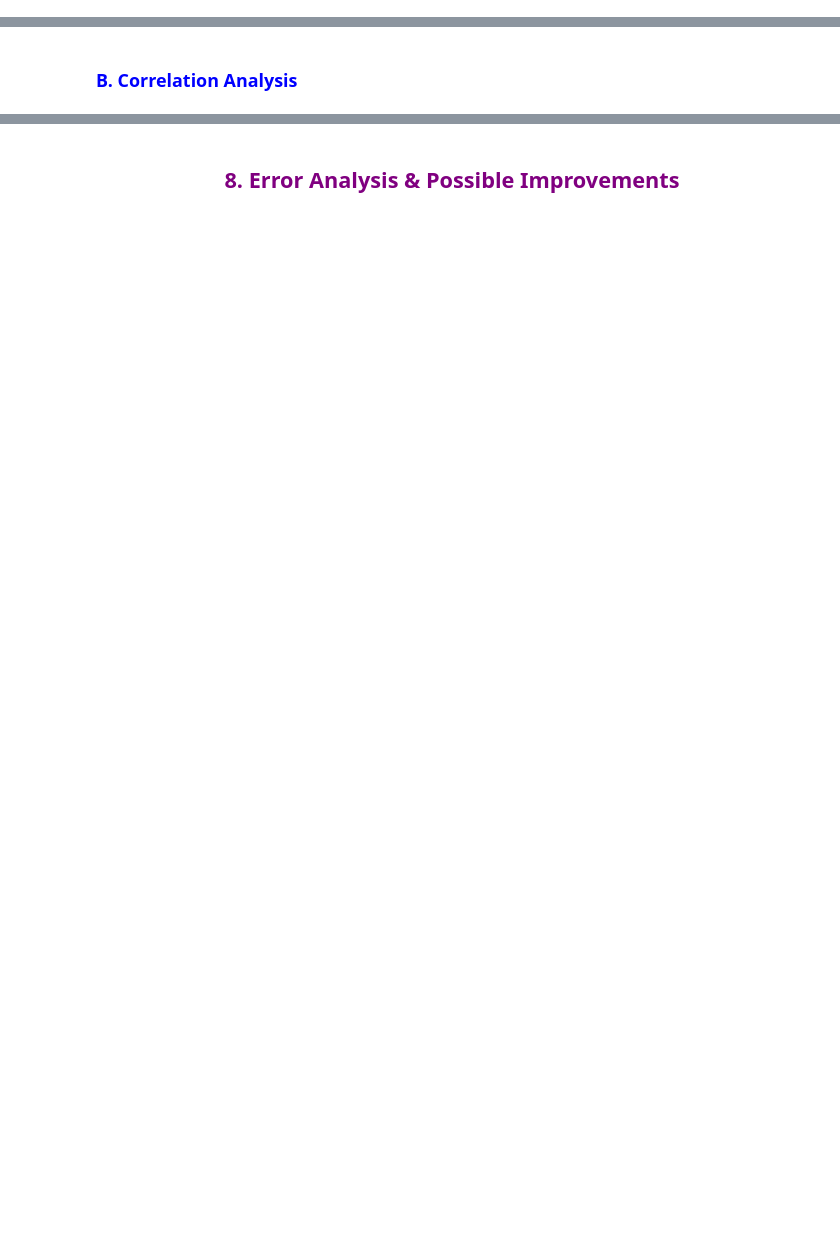
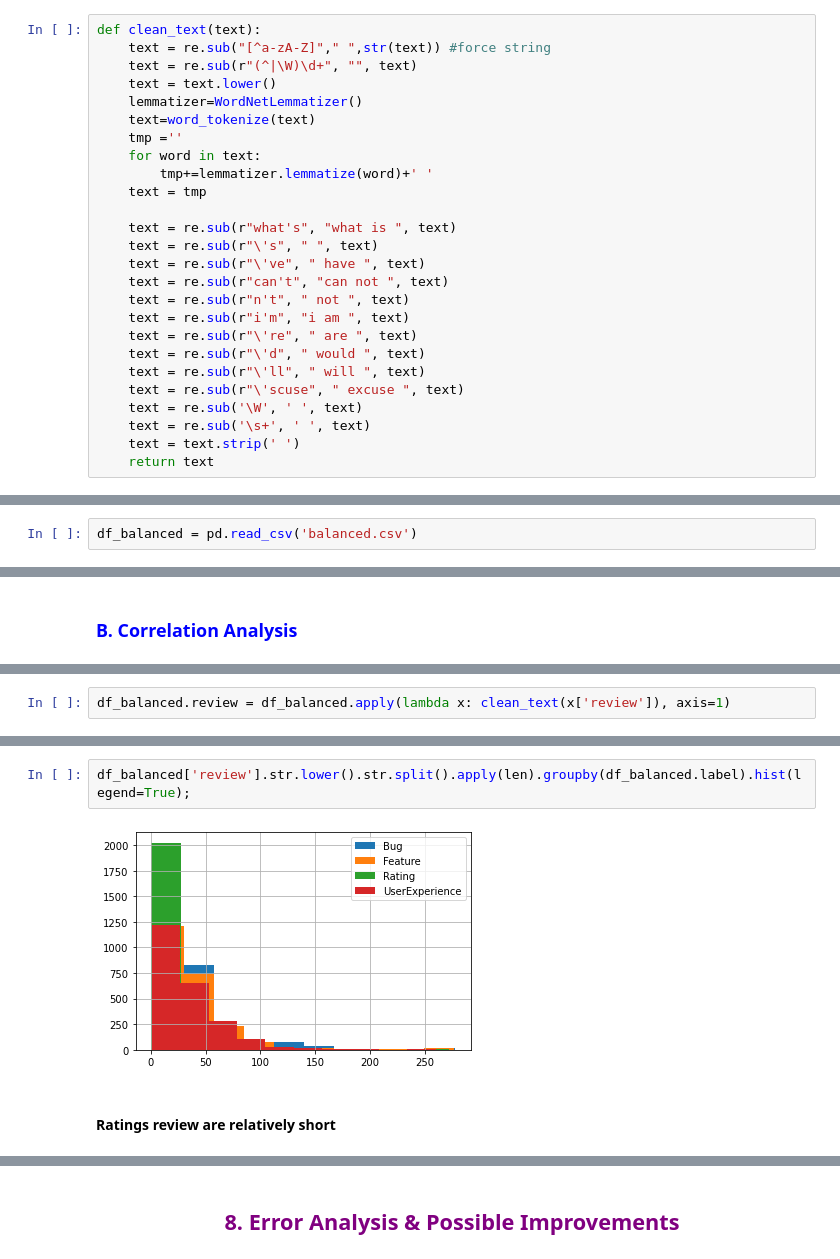
Before and after one commit to ZYousef/CS485-Project, a Jupyter notebook: CS485-Project-Notebook.ipynb, the cells around one changed output, grey strips where cells are left out. Drawn from its saved outputs; the diff is of its cells as text; blank space fills up the shorter version.

```diff
--- a/CS485-Project-Notebook.ipynb
+++ b/CS485-Project-Notebook.ipynb
@@ -24,0 +47,26 @@ df = pd.read_csv(dataset_url)
+# %%
+def clean_text(text):
+    text = re.sub("[^a-zA-Z]"," ",str(text)) #force string
+    text = re.sub(r"(^|\W)\d+", "", text)
+    text = text.lower()
+    lemmatizer=WordNetLemmatizer()
+    text=word_tokenize(text)
+    tmp =''
+    for word in text:
+        tmp+=lemmatizer.lemmatize(word)+' '
+    text = tmp
+
+    text = re.sub(r"what's", "what is ", text)
+    text = re.sub(r"\'s", " ", text)
+    text = re.sub(r"\'ve", " have ", text)
+    text = re.sub(r"can't", "can not ", text)
+    text = re.sub(r"n't", " not ", text)
+    text = re.sub(r"i'm", "i am ", text)
+    text = re.sub(r"\'re", " are ", text)
+    text = re.sub(r"\'d", " would ", text)
+    text = re.sub(r"\'ll", " will ", text)
+    text = re.sub(r"\'scuse", " excuse ", text)
+    text = re.sub('\W', ' ', text)
+    text = re.sub('\s+', ' ', text)
+    text = text.strip(' ')
+    return text
@@ -101,0 +238,2 @@ df.apply(lambda x : pd.factorize(x)[0]).corr(method='pearson', min_periods=1)
+# %%
+df_balanced = pd.read_csv('balanced.csv')
@@ -125,0 +250,2 @@ df.apply(lambda x : pd.factorize(x)[0]).corr(method='pearson', min_periods=1)
+# %%
+df_balanced.review = df_balanced.apply(lambda x: clean_text(x['review']), axis=1)
@@ -125,0 +261,6 @@ df.apply(lambda x : pd.factorize(x)[0]).corr(method='pearson', min_periods=1)
+# %%
+df_balanced['review'].str.lower().str.split().apply(len).groupby(df_balanced.label).hist(legend=True);
+# %% [output]
+[figure, added]
+# %% [markdown]
+#### Ratings review are relatively short
```
Also changed, not shown: parts of 70 cells of this notebook, 1 other file.
